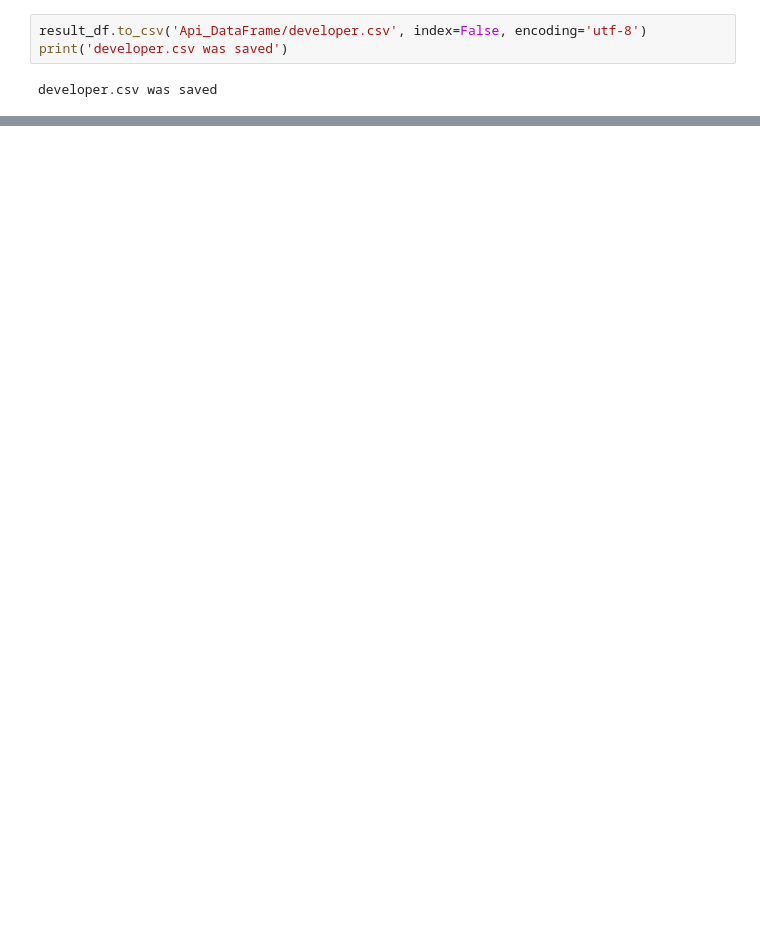
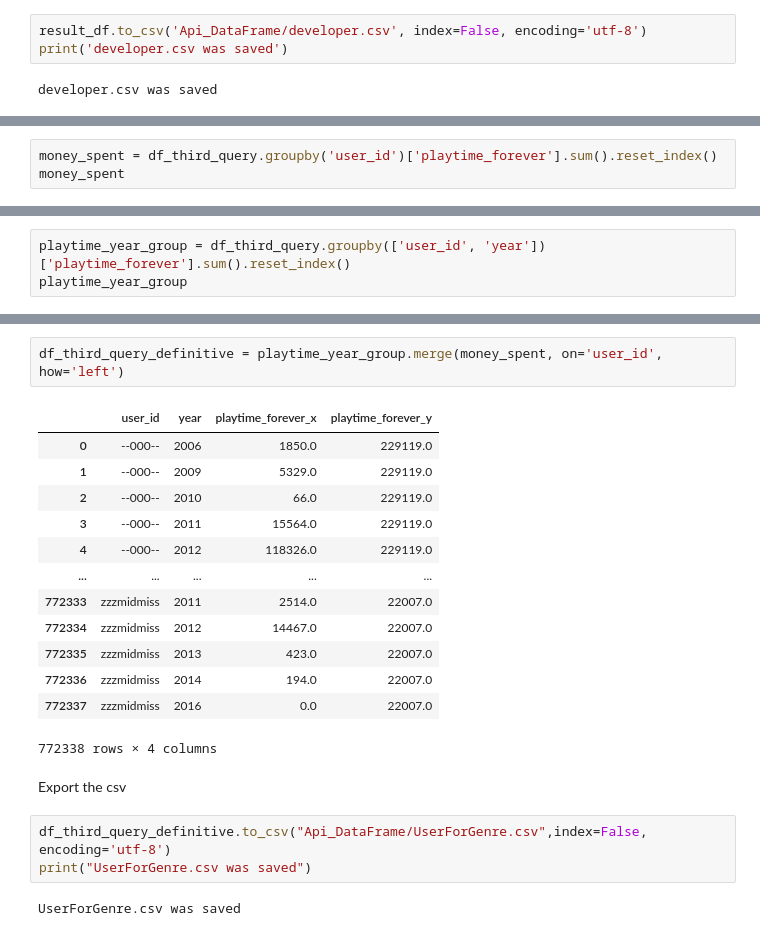
Before and after one commit to pablorobba/Proyecto_Individual_STEAM, a Jupyter notebook: Feature_ Engineering.ipynb, the cells around one changed output, grey strips where cells are left out. Cells and saved outputs as stored; diff of their text form; blank space fills up the shorter version.

```diff
--- a/Feature_ Engineering.ipynb
+++ b/Feature_ Engineering.ipynb
@@ -257,0 +471,3 @@ developer.csv was saved
+# %%
+money_spent = df_third_query.groupby('user_id')['playtime_forever'].sum().reset_index()
+money_spent
@@ -257,0 +488,3 @@ developer.csv was saved
+# %%
+playtime_year_group = df_third_query.groupby(['user_id', 'year'])['playtime_forever'].sum().reset_index()
+playtime_year_group
@@ -257,0 +505,23 @@ developer.csv was saved
+# %%
+df_third_query_definitive = playtime_year_group.merge(money_spent, on='user_id', how='left')
+# %% [output]
+|  | user_id | year | playtime_forever_x | playtime_forever_y |
+| 0 | --000-- | 2006 | 1850.0 | 229119.0 |
+| 1 | --000-- | 2009 | 5329.0 | 229119.0 |
+| 2 | --000-- | 2010 | 66.0 | 229119.0 |
+| 3 | --000-- | 2011 | 15564.0 | 229119.0 |
+| 4 | --000-- | 2012 | 118326.0 | 229119.0 |
+| ... | ... | ... | ... | ... |
+| 772333 | zzzmidmiss | 2011 | 2514.0 | 22007.0 |
+| 772334 | zzzmidmiss | 2012 | 14467.0 | 22007.0 |
+| 772335 | zzzmidmiss | 2013 | 423.0 | 22007.0 |
+| 772336 | zzzmidmiss | 2014 | 194.0 | 22007.0 |
+| 772337 | zzzmidmiss | 2016 | 0.0 | 22007.0 |
+772338 rows × 4 columns
+# %% [markdown]
+Export the csv
+# %%
+df_third_query_definitive.to_csv("Api_DataFrame/UserForGenre.csv",index=False, encoding='utf-8')
+print("UserForGenre.csv was saved")
+# %% [output]
+UserForGenre.csv was saved
```
Also changed, not shown: parts of 31 cells of this notebook, 3 other files.
